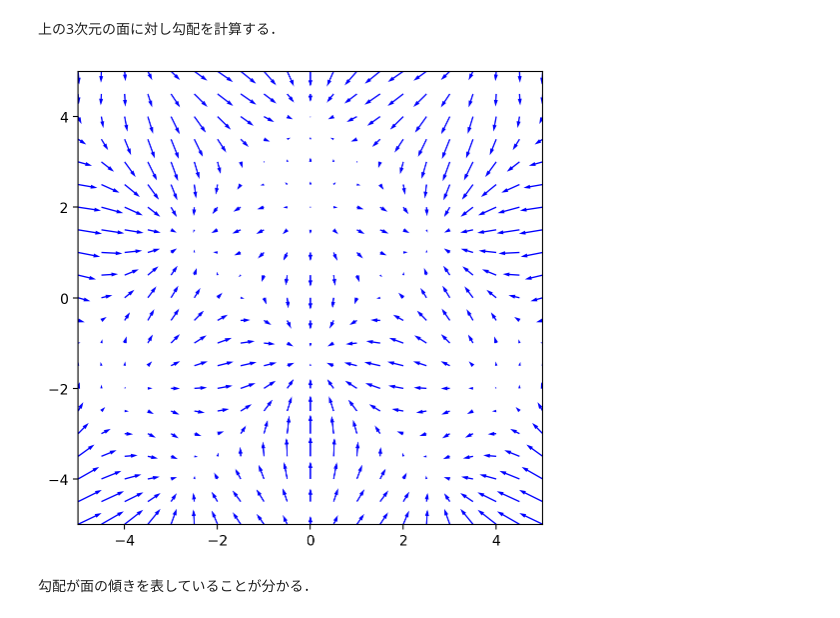
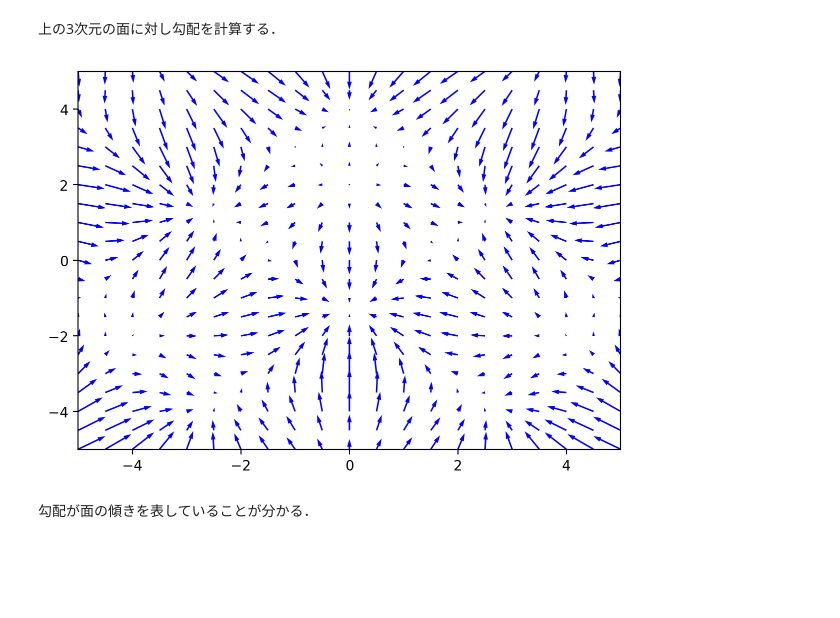
Before and after one commit to hiroshun/Practice_DeepLearning, a Jupyter notebook: ch4_NN_learning.ipynb, the cells around one changed output. Drawn from its saved outputs; the diff is of its cells as text; code cells hidden in the pictures; blank space fills up the shorter version.

```diff
--- a/ch4_NN_learning.ipynb
+++ b/ch4_NN_learning.ipynb
@@ -178,15 +173,15 @@ def numerical_gradient_2d(f, x, y):
 # %%
 x = np.arange(-5, 5.5, 0.5)
 y = np.arange(-5, 5.5, 0.5)
 X, Y = np.meshgrid(x, y)
 G = numerical_gradient_2d(function_2, X, Y)
-plt.figure(figsize=(6, 6))
+
 plt.quiver(X, Y, -G[0], -G[1] ,color='b', headaxislength=5)
 plt.axis([-5, 5, -5, 5])
 
 plt.show()
 # %% [output]
-[figure, old version]
+[figure, new version]
 # %% [markdown]
 勾配が面の傾きを表していることが分かる．
 # %% [markdown]
```
Also changed, not shown: parts of 7 cells of this notebook.
